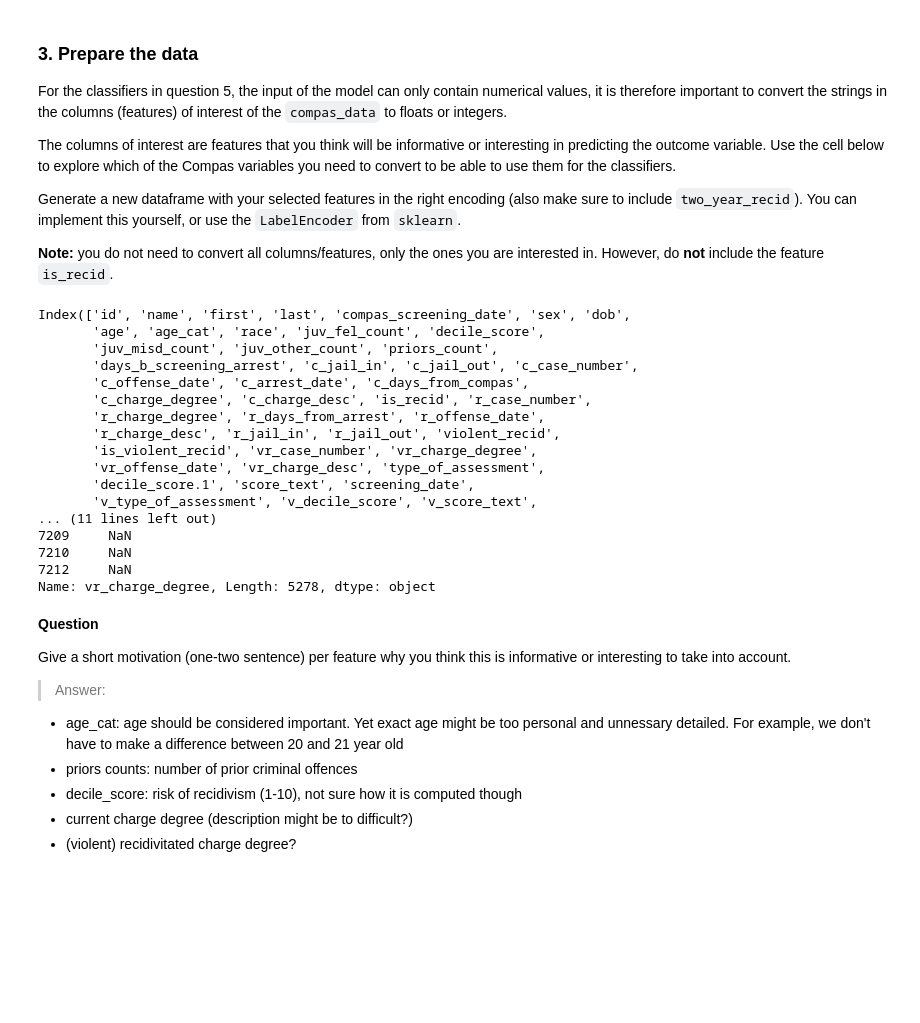
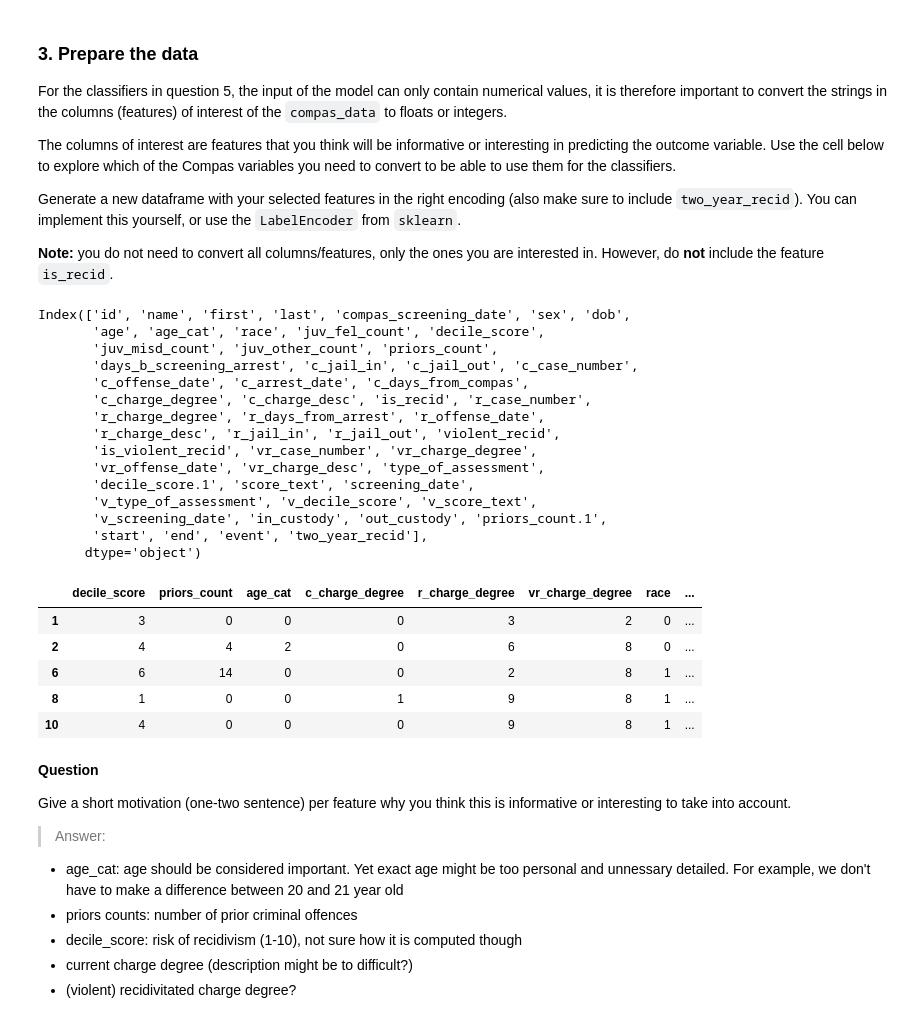
Before and after one commit to Raccoon-a-Matata/Human_Centered_Machine_Learning, a Jupyter notebook: INFOMHCML_Programming_assignment_fairness2025.ipynb, the cells around one changed output. Drawn from its saved outputs; the diff is of its cells as text; code cells hidden in the pictures; blank space fills up the shorter version.

```diff
--- a/INFOMHCML_Programming_assignment_fairness2025.ipynb
+++ b/INFOMHCML_Programming_assignment_fairness2025.ipynb
@@ -225,48 +224,63 @@ from sklearn.preprocessing import LabelEncoder
 # %%
 # Your code to prepare the data
+from sklearn.preprocessing import LabelEncoder
 print(compas_data.columns)
-# age/age_category
-# decile_score: risk of recidivism (1-10)
-# priors_count
-# days_b_screen_arrest, seems to indicate outliers?
-# c_charge_degree
-# r_jail_in
-# violent_recid
-#
 
-selected_features_numerical = ['decile_score',]
+
 selected_features_categorical = ['age_cat', 'c_charge_degree', 'r_charge_degree', 'vr_charge_degree']
+selected_features_numerical = ['decile_score', 'priors_count']
+
+
 prepared_compas_data = pd.DataFrame()
+
 
 # turn the strings into their exact integer value
 for feature in selected_features_numerical:
     prepared_compas_data[feature] = compas_data[feature].astype(int)
 
 # for categorical features, we have to assign them integer values
 for feature in selected_features_categorical:
     le = LabelEncoder()
     prepared_compas_data[feature] = le.fit_transform(compas_data[feature])
 
 
-print(compas_data['vr_charge_degree'])
+# Protected Features
+le = LabelEncoder()
+prepared_compas_data['race'] = le.fit_transform(compas_data['race'])
+le = LabelEncoder()
+prepared_compas_data['sex'] = le.fit_transform(compas_data['sex'])
+
+
+prepared_compas_data['two_year_recid'] = compas_data['two_year_recid'].astype(int)
+
+le = LabelEncoder()
+prepared_compas_data['race'] = le.fit_transform(compas_data['race'])
+le = LabelEncoder()
+prepared_compas_data['sex'] = le.fit_transform(compas_data['sex'])
+
+prepared_compas_data.head()
 # %% [output]
 Index(['id', 'name', 'first', 'last', 'compas_screening_date', 'sex', 'dob',
        'age', 'age_cat', 'race', 'juv_fel_count', 'decile_score',
        'juv_misd_count', 'juv_other_count', 'priors_count',
        'days_b_screening_arrest', 'c_jail_in', 'c_jail_out', 'c_case_number',
        'c_offense_date', 'c_arrest_date', 'c_days_from_compas',
        'c_charge_degree', 'c_charge_desc', 'is_recid', 'r_case_number',
        'r_charge_degree', 'r_days_from_arrest', 'r_offense_date',
        'r_charge_desc', 'r_jail_in', 'r_jail_out', 'violent_recid',
        'is_violent_recid', 'vr_case_number', 'vr_charge_degree',
        'vr_offense_date', 'vr_charge_desc', 'type_of_assessment',
        'decile_score.1', 'score_text', 'screening_date',
        'v_type_of_assessment', 'v_decile_score', 'v_score_text',
-... (11 lines left out)
-7209     NaN
-7210     NaN
-7212     NaN
-Name: vr_charge_degree, Length: 5278, dtype: object
+       'v_screening_date', 'in_custody', 'out_custody', 'priors_count.1',
+       'start', 'end', 'event', 'two_year_recid'],
+      dtype='object')
+|  | decile_score | priors_count | age_cat | c_charge_degree | r_charge_degree | vr_charge_degree | race | ... |
+| 1 | 3 | 0 | 0 | 0 | 3 | 2 | 0 | ... |
+| 2 | 4 | 4 | 2 | 0 | 6 | 8 | 0 | ... |
+| 6 | 6 | 14 | 0 | 0 | 2 | 8 | 1 | ... |
+| 8 | 1 | 0 | 0 | 1 | 9 | 8 | 1 | ... |
+| 10 | 4 | 0 | 0 | 0 | 9 | 8 | 1 | ... |
 # %% [markdown]
 **Question**
 
```
Also changed, not shown: parts of 8 cells of this notebook.
